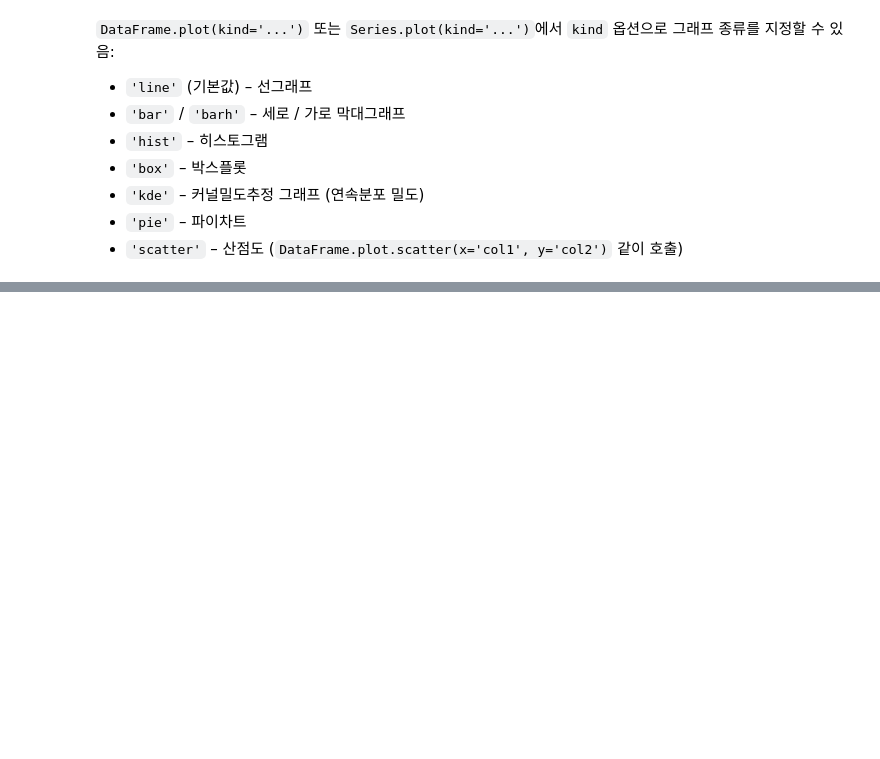
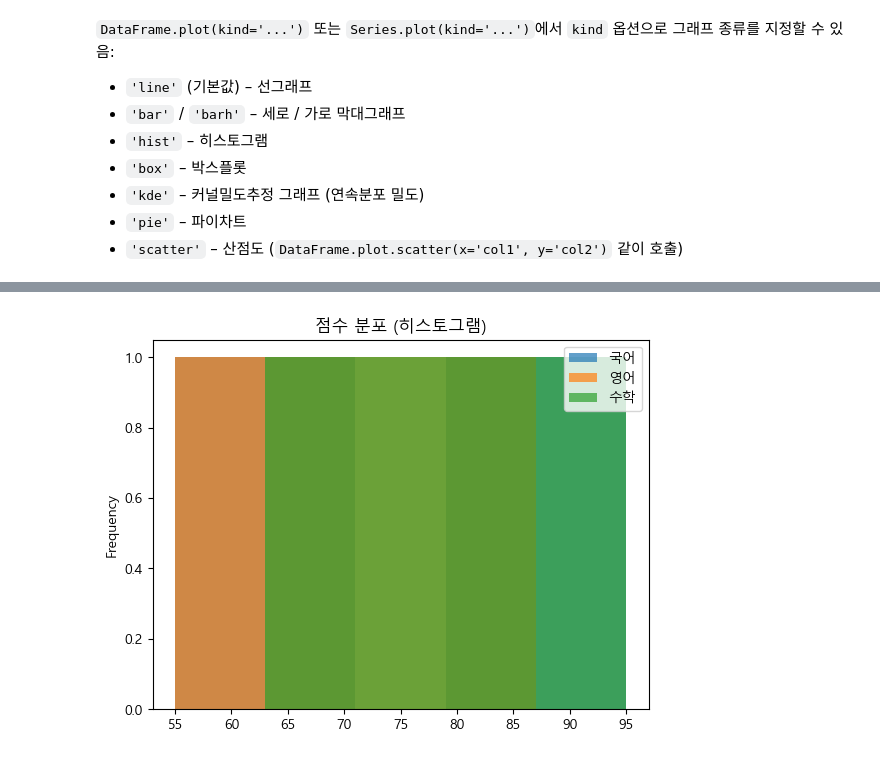
Before and after one commit to mingyu-oo/SKN13_mingyu, a Jupyter notebook: 예복습 스터디/04_21_Pandas_Matplotlib_study.ipynb, the cells around one changed output, grey strips where cells are left out. Saved outputs shown, nothing was run; the diff lists cells and outputs as text; code cells hidden in the pictures; blank space fills up the shorter version.

```diff
--- a/예복습 스터디/04_21_Pandas_Matplotlib_study.ipynb
+++ b/예복습 스터디/04_21_Pandas_Matplotlib_study.ipynb
@@ -914,0 +1000,6 @@ Pandas는 Series와 DataFrame 객체에 `.plot()` 메서드를 제공하여 **Ma
+# %%
+# 히스토그램
+df.plot(kind="hist", alpha=0.7, bins=5, title="점수 분포 (히스토그램)")
+plt.show()
+# %% [output]
+[figure, added]
```
Also changed, not shown: parts of 19 cells of this notebook, 2 other files.
